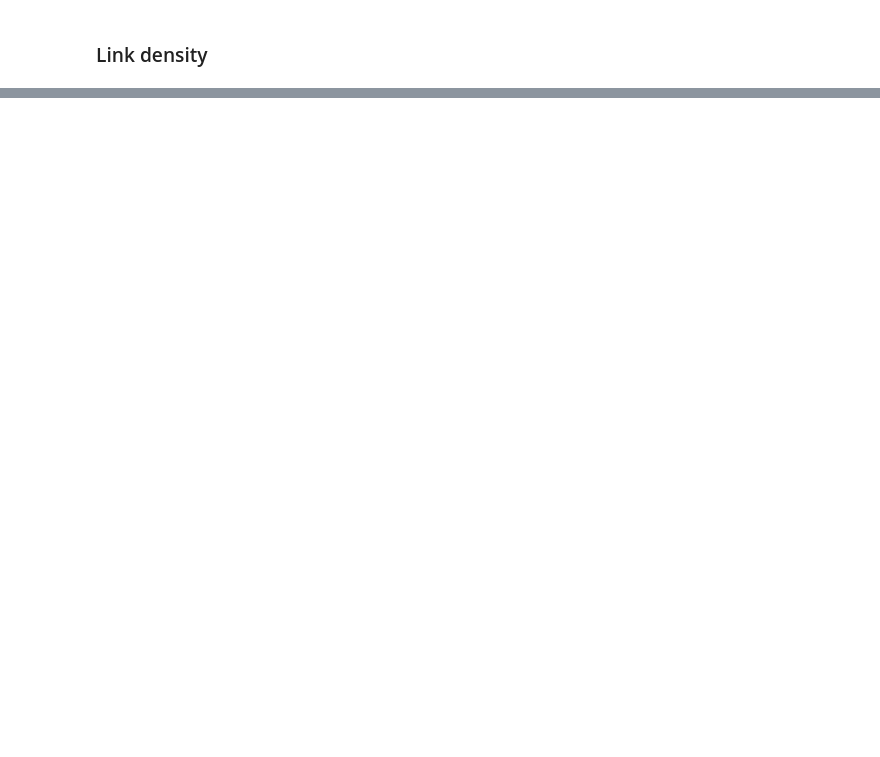
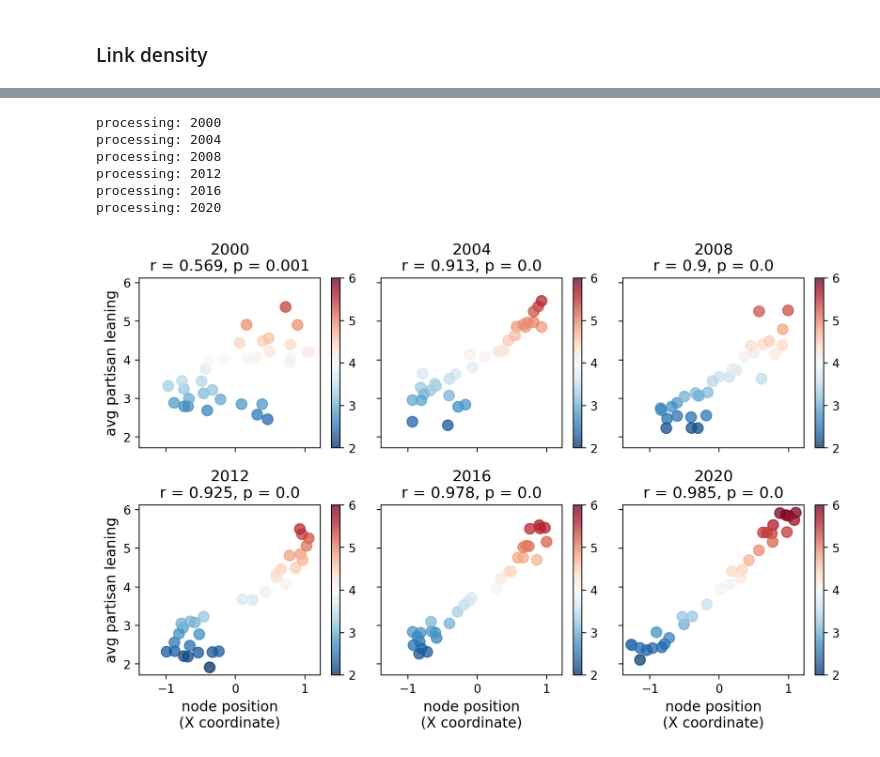
Before and after one commit to yijingch/broken-egg-polarization, a Jupyter notebook: src/analaysis/092924-polar-measure-resin.ipynb, the cells around one changed output, grey strips where cells are left out. Drawn from its saved outputs; the diff is of its cells as text; code cells hidden in the pictures; blank space fills up the shorter version.

Commit message:
add corr betw x and pid

```diff
--- a/src/analaysis/092924-polar-measure-resin.ipynb
+++ b/src/analaysis/092924-polar-measure-resin.ipynb
@@ -163,0 +164,61 @@ plt.savefig(OUTPATH + "network-level-polar-link-density.pdf", dpi=300, bbox_inch
+# %%
+RESIN_DICT = {}
+NEUTRAL_VAL_DICT = {}
+for year in YEARS:
+    print("processing:", year)
+    anes_year = anes_all[anes_all["year"]==year].copy()
+    anes_year = anes_year[NODE_COLS + COV_COLS]
+    resin = ResIN(df=anes_year, node_cols=NODE_COLS)
+    resin.make_graph(square_corr=False, remove_nan=True)
+    resin.compute_covariates(covariate_cols=COV_COLS)
+    resin.adjust_coordinates()
+    resin.get_item_size()
+    resin.set_edge_distance()
+    RESIN_DICT[year] = resin
+    # NEUTRAL_VAL_DICT[year] = np.nanmean(anes_year["ft_rep_net"])
+# %% [output]
+processing: 2000
+processing: 2004
+processing: 2008
+processing: 2012
+processing: 2016
+processing: 2020
+# %%
+from scipy.stats import pearsonr
+fig,ax = plt.subplots(ncols=3, nrows=2, figsize=(9,6), sharey=True, sharex=True)
+ax = [x for ls in ax for x in ls]
+NEUTRAL_VAL = 0
+color_var = COV_COLS[0]
+for i, (year, resin) in enumerate(RESIN_DICT.items()):
+    g = resin.g
+    node_df = pd.DataFrame()
+    node_df["node"] = list(g.nodes())
+    node_df["strength"] = node_df["node"].map(lambda x: g.degree(weight="weight")[x])
+    node_df["betweenness"] = node_df["node"].map(lambda x: nx.betweenness_centrality(g,weight="weight")[x])
+    # node_df["ft_rep_net"] = node_df["node"].map(lambda x: resin.node_attrs["ft_rep_net"][x])
+    node_df["dem_rep7"] = node_df["node"].map(lambda x: resin.node_attrs[COV_COLS[0]][x])
+    node_df["pos_x"] = node_df["node"].map(lambda x: resin.pos_new[x][0])
+    colors = [resin.node_attrs[color_var][x] for x in resin.g.nodes()]
+    color_bound = max([NEUTRAL_VAL-min(colors), max(colors)-NEUTRAL_VAL])
+
+    if year in [2004, 2020]:
+        node_df["pos_x"] = -node_df["pos_x"]
+    node_df["pos_y"] = node_df["node"].map(lambda x: resin.pos_new[x][1])
+    r,p = pearsonr(node_df["pos_x"], node_df["dem_rep7"])
+    sct = ax[i].scatter(node_df["pos_x"], node_df["dem_rep7"],
+                        c=node_df["dem_rep7"], cmap="RdBu_r", s=80, alpha=.75,
+                        # vmin=NEUTRAL_VAL-color_bound, vmax=NEUTRAL_VAL+color_bound,
+                        vmin=2, vmax=6,
+                        )
+    ax[i].set_title(f"{year}\nr = {round(r,3)}, p = {round(p,3)}", fontsize=13)
+    clb = plt.colorbar(sct)
+    clb.ax.tick_params(labelsize=10)
+
+    if i > 2:
+        ax[i].set_xlabel("node position\n(X coordinate)", fontsize=12)
+    if i in [0,3]:
+        ax[i].set_ylabel("avg partisan leaning", fontsize=12)
+plt.tight_layout()
+plt.savefig(OUTPATH + "node_pid_pos_x.pdf", dpi=300, bbox_inches="tight")
+# %% [output]
+[figure, added]
```
Also changed, not shown: parts of 2 cells of this notebook.
